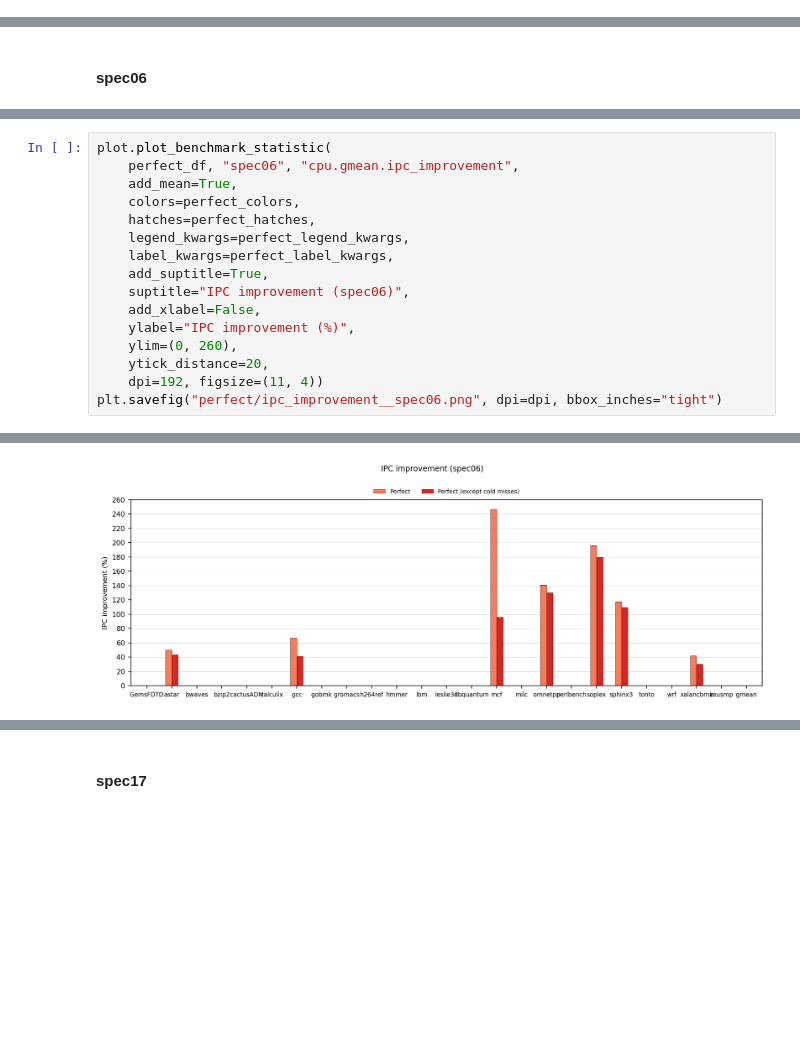
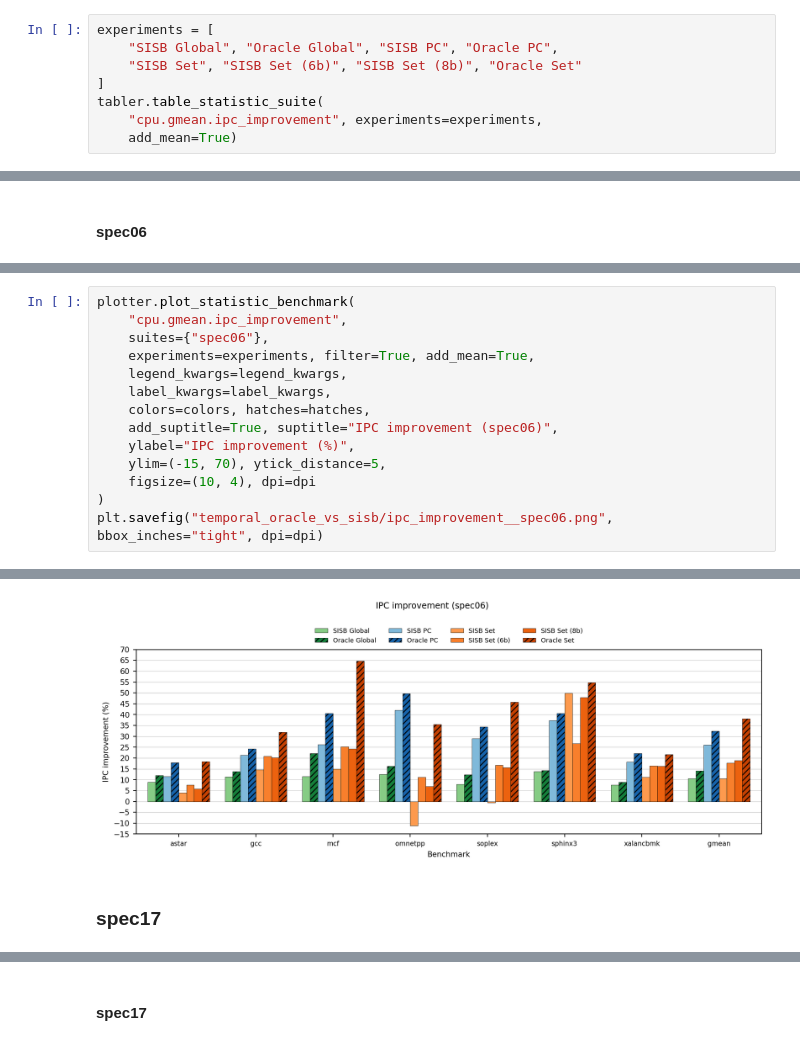
Before and after one commit to cmolder/pythia-analysis, a Jupyter notebook: notebooks/2024/2024 03 08/temporal-oracle-vs-sisb.ipynb, the cells around one changed output, grey strips where cells are left out. Saved outputs shown, nothing was run; the diff lists cells and outputs as text; blank space fills up the shorter version.

```diff
--- a/notebooks/2024/2024 03 08/temporal-oracle-vs-sisb.ipynb
+++ b/notebooks/2024/2024 03 08/temporal-oracle-vs-sisb.ipynb
@@ -851,0 +66,8 @@ plt.savefig("perfect/ipc_improvement.png", dpi=dpi, bbox_inches="tight")
+# %%
+experiments = [
+    "SISB Global", "Oracle Global", "SISB PC", "Oracle PC",
+    "SISB Set", "SISB Set (6b)", "SISB Set (8b)", "Oracle Set"
+]
+tabler.table_statistic_suite(
+    "cpu.gmean.ipc_improvement", experiments=experiments,
+    add_mean=True)
@@ -878,17 +152,15 @@ plot.get_benchmark_table(perfect_df, "spec06", "cpu.gmean.ipc_improvement", add_
 # %%
-plot.plot_benchmark_statistic(
-    perfect_df, "spec06", "cpu.gmean.ipc_improvement",
-    add_mean=True,
-    colors=perfect_colors,
-    hatches=perfect_hatches,
-    legend_kwargs=perfect_legend_kwargs,
-    label_kwargs=perfect_label_kwargs,
-    add_suptitle=True,
-    suptitle="IPC improvement (spec06)",
-    add_xlabel=False,
+plotter.plot_statistic_benchmark(
+    "cpu.gmean.ipc_improvement",
+    suites={"spec06"},
+    experiments=experiments, filter=True, add_mean=True,
+    legend_kwargs=legend_kwargs,
+    label_kwargs=label_kwargs,
+    colors=colors, hatches=hatches,
+    add_suptitle=True, suptitle="IPC improvement (spec06)",
     ylabel="IPC improvement (%)",
-    ylim=(0, 260),
-    ytick_distance=20,
-    dpi=192, figsize=(11, 4))
-plt.savefig("perfect/ipc_improvement__spec06.png", dpi=dpi, bbox_inches="tight")
+    ylim=(-15, 70), ytick_distance=5,
+    figsize=(10, 4), dpi=dpi
+)
+plt.savefig("temporal_oracle_vs_sisb/ipc_improvement__spec06.png", bbox_inches="tight", dpi=dpi)
 # %% [output]
@@ -912 +167,3 @@ plt.savefig("perfect/ipc_improvement__spec06.png", dpi=dpi, bbox_inches="tight")
-[figure, old version]
+[figure, new version]
+# %% [markdown]
+### spec17
```
Also changed, not shown: parts of 118 cells of this notebook, 15 other files.
